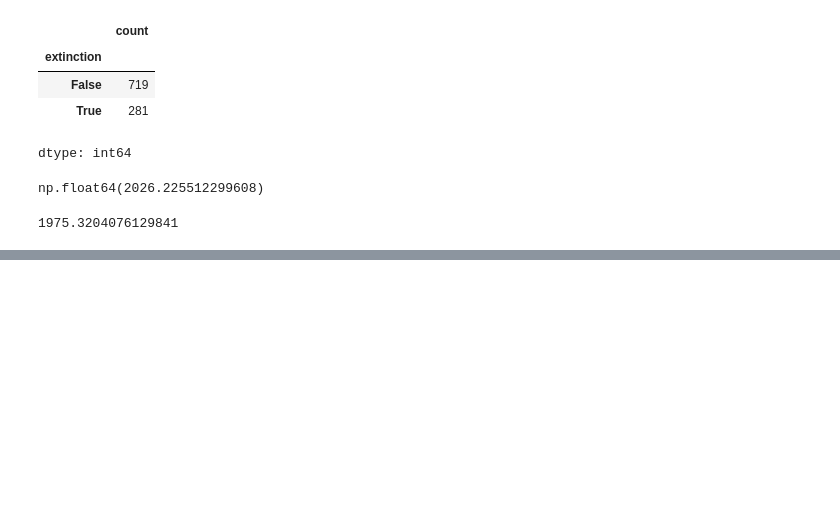
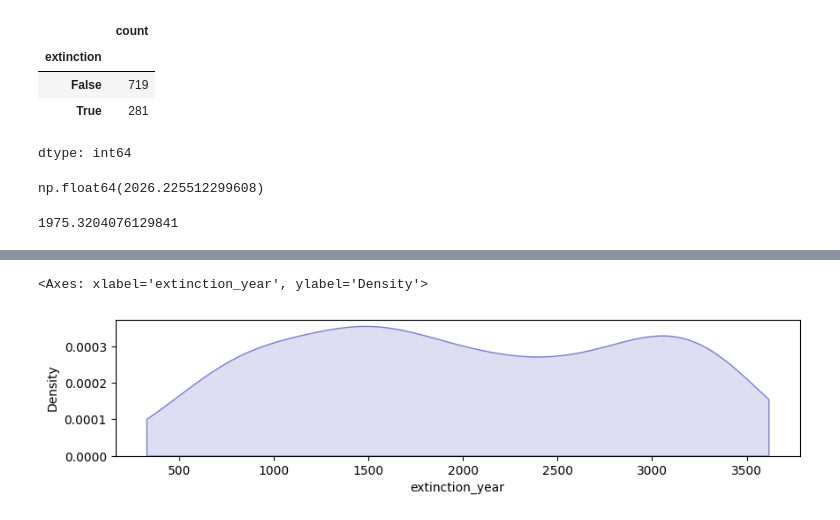
Before and after one commit to saracarp/buffalo_fmdv, a Jupyter notebook: fmdv_stochastic_model/Copy_of_FMDV_stochastic_model_LCT.ipynb, the cells around one changed output, grey strips where cells are left out. Cells and saved outputs as stored; diff of their text form; code cells hidden in the pictures; blank space fills up the shorter version.

```diff
--- a/fmdv_stochastic_model/Copy_of_FMDV_stochastic_model_LCT.ipynb
+++ b/fmdv_stochastic_model/Copy_of_FMDV_stochastic_model_LCT.ipynb
@@ -1575,0 +1740,11 @@ for i in range(0,1000):
+# %%
+
+sat3_extinct_true = sat3_extinct.query("extinction == True")
+
+fig, ax = plt.subplots(figsize=(10, 2))
+
+seaborn.kdeplot(data=sat3_extinct_true, x="extinction_year",
+                cut = 0, color = '#7c7ccf', fill = True)
+# %% [output]
+<Axes: xlabel='extinction_year', ylabel='Density'>
+[figure, added]
```
Also changed, not shown: parts of 18 cells of this notebook.
